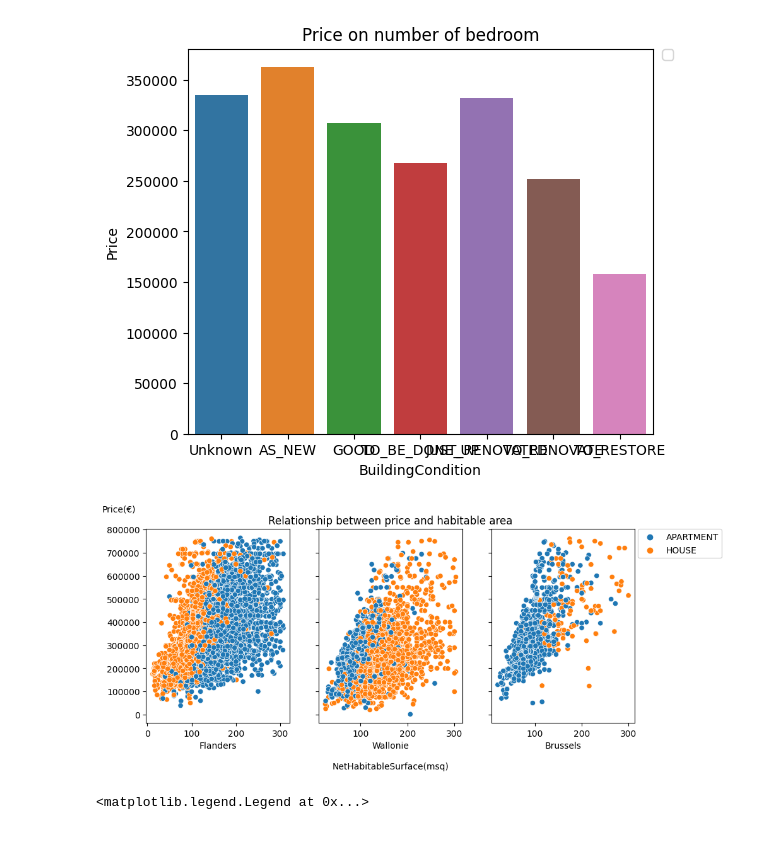
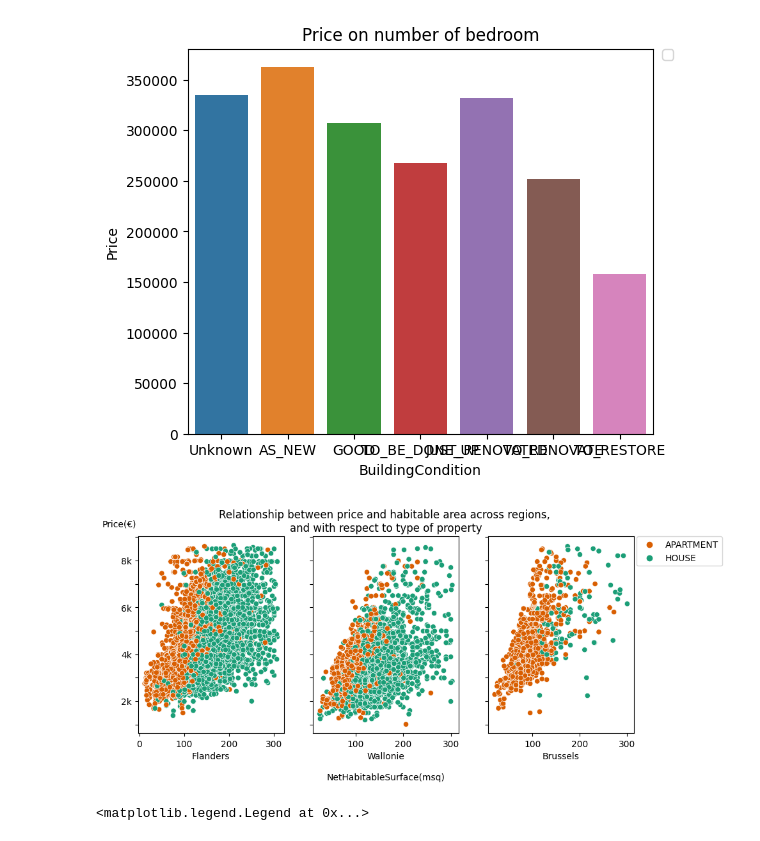
Before and after one commit to Genet-Abay/real-estate-price-prediction, a Jupyter notebook: data_analysis/data_analysis.ipynb, the cells around one changed output. Drawn from its saved outputs; the diff is of its cells as text; code cells hidden in the pictures.

```diff
--- a/data_analysis/data_analysis.ipynb
+++ b/data_analysis/data_analysis.ipynb
@@ -310,6 +310,8 @@ plt.legend(bbox_to_anchor=(1.02, 1), loc='upper left', borderaxespad=0)
 # %% [output]
 <matplotlib.legend.Legend at 0x...>
 [figure]
+# %%
+color_pal = ['#1b9e77', '#d95f02']
 # %%
 from tkinter import font
 
@@ -354,26 +357,27 @@ No artists with labels found to put in legend.  Note that artists whose label st
 [figure]
 # %%
 fig, ax = plt.subplots(1,3,figsize = (10,4), sharey=True)
+hue_order=['APARTMENT', 'HOUSE']
+sns.scatterplot(data=df_out[df_out['Region']=='Flanders'], x="NetHabitableSurface(msq)", y="Price", hue='Type', hue_order=hue_order, ax=ax[0], palette=color_pal[::])
+sns.scatterplot(data=df_out[df_out['Region']=='Wallonie'], x="NetHabitableSurface(msq)", y="Price", hue='Type',hue_order=hue_order, ax=ax[1], palette=color_pal[::])
+sns.scatterplot(data=df_out[df_out['Region']=='Brussels'], x="NetHabitableSurface(msq)", y="Price", hue='Type',hue_order=hue_order, ax=ax[2], palette=color_pal[::])
 
-sns.scatterplot(data=df_out[df_out['Region']=='Flanders'], x="NetHabitableSurface(msq)", y="Price", hue='Type', ax=ax[0])
-sns.scatterplot(data=df_out[df_out['Region']=='Wallonie'], x="NetHabitableSurface(msq)", y="Price", hue='Type', ax=ax[1])
-sns.scatterplot(data=df_out[df_out['Region']=='Brussels'], x="NetHabitableSurface(msq)", y="Price", hue='Type', ax=ax[2])
-
-ax[1].set_title('Relationship between price and habitable area')
+ax[0].set_yticklabels(['0', '', '2k', '', '4k', '', '6k', '', '8k','', '10k'])
+ax[1].set_title('Relationship between price and habitable area across regions, \nand with respect to type of property')
 ax[0].set_ylabel("Price("+"\u20AC)", loc="top", rotation="horizontal")
 
-ax[0].yaxis.set_label_coords(-.07, 1.08)
+ax[0].yaxis.set_label_coords(-.01, 1.04)
 # ax[1].xaxis.set_label_coords(.52, -.12)
 ax[1].set_xlabel("Wallonie\n\nNetHabitableSurface(msq)")
 ax[0].set_xlabel("Flanders")
 ax[2].set_xlabel("Brussels")
 ax[0].legend([],[],frameon=False)
 ax[1].legend([],[],frameon=False)
 plt.legend(bbox_to_anchor=(1.02, 1), loc='upper left', borderaxespad=0)
 
 plt.show()
 # %% [output]
-[figure, old version]
+[figure, new version]
 # %%
 df_Flanders = df_out[df_out['Region']=='Flanders']
 # %%
```
Also changed, not shown: parts of 1 cell of this notebook, 1 other file.
